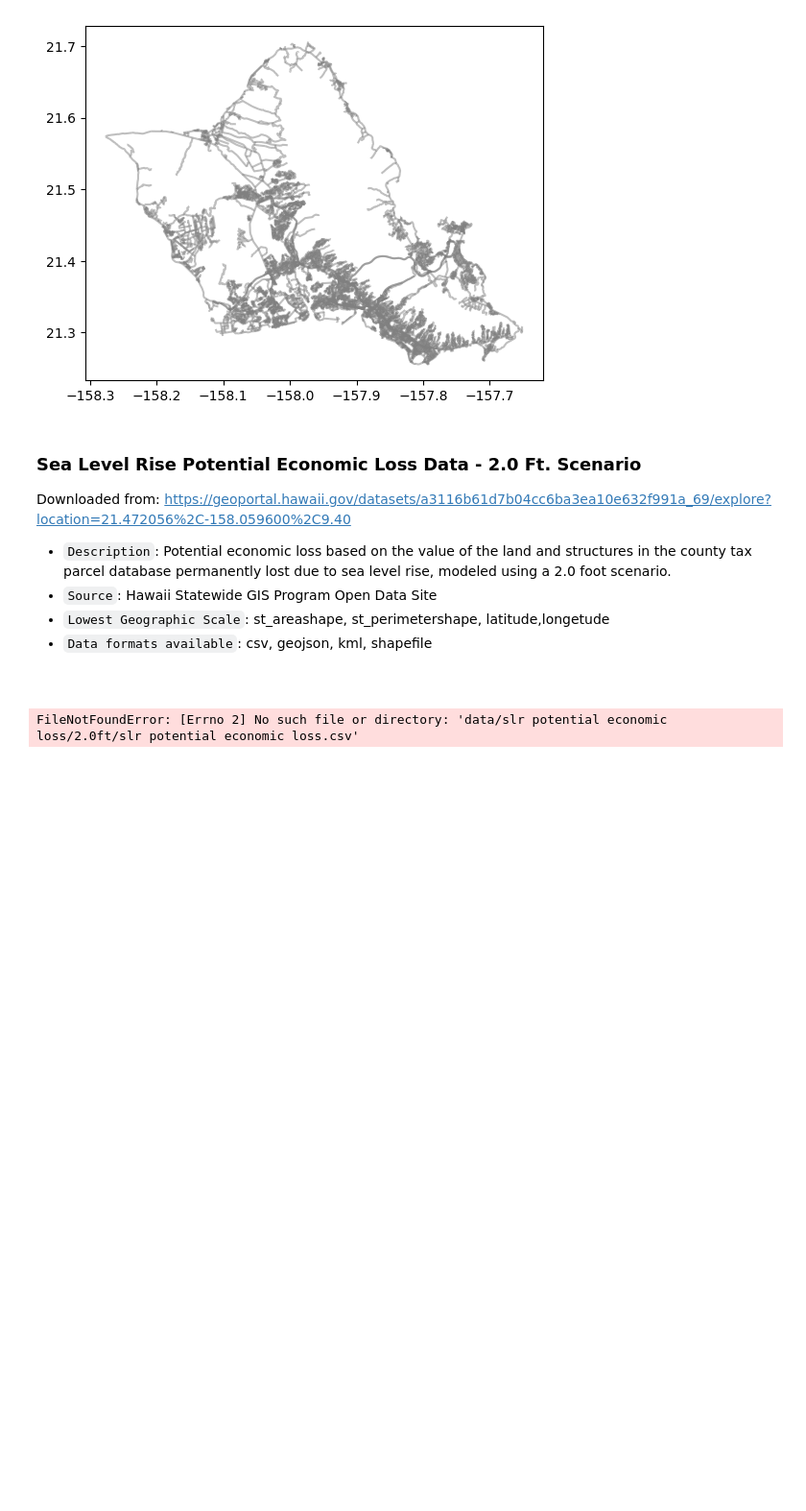
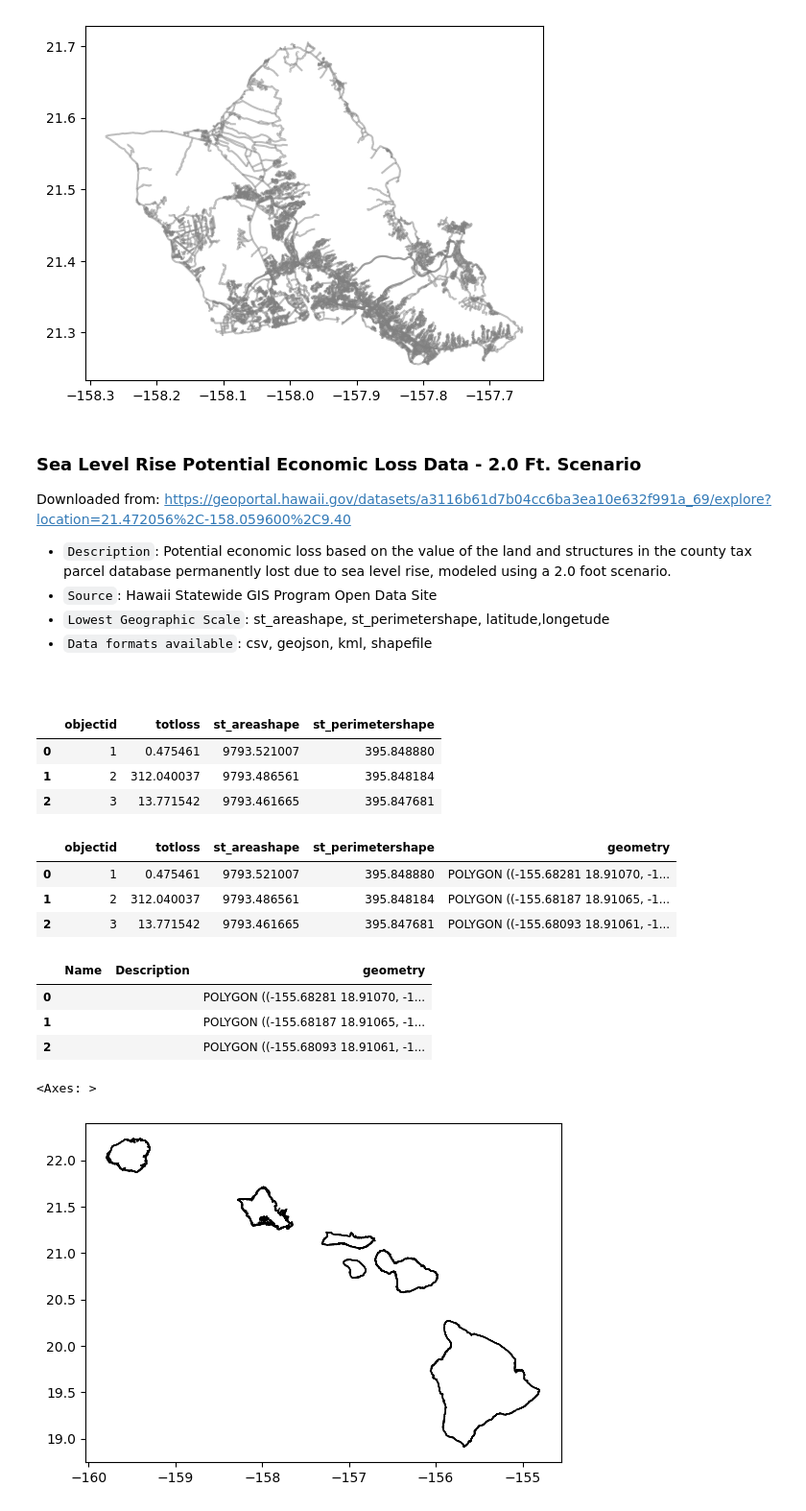
Before and after one commit to mahdi-b/Kanehekili, a Jupyter notebook: Current datasets.ipynb, the cells around one changed output. Shown at 96% size. Saved outputs shown, nothing was run; the diff lists cells and outputs as text; code cells hidden in the pictures; blank space fills up the shorter version.

````diff
--- a/Current datasets.ipynb
+++ b/Current datasets.ipynb
@@ -1106,7 +1106,32 @@ Downloaded from: https://geoportal.hawaii.gov/datasets/a3116b61d7b04cc6ba3ea10e6
 
 ```
 # %%
-data67 = pd.read_csv("data/slr potential economic loss/2.0ft/slr potential economic loss.csv")
-data63.head(3)
+data67 = pd.read_csv("data/slr potential economic loss/2.0ft/SLR_Potential_Economic_Loss_-_2.0_Ft._Scenario.csv")
+data67.head(3)
 # %% [output]
-FileNotFoundError: [Errno 2] No such file or directory: 'data/slr potential economic loss/2.0ft/slr potential economic loss.csv'
+|  | objectid | totloss | st_areashape | st_perimetershape |
+| 0 | 1 | 0.475461 | 9793.521007 | 395.848880 |
+| 1 | 2 | 312.040037 | 9793.486561 | 395.848184 |
+| 2 | 3 | 13.771542 | 9793.461665 | 395.847681 |
+# %%
+data68 = gpd.read_file("data/slr potential economic loss/2.0ft/SLR_Potential_Economic_Loss_-_2.0_Ft._Scenario.geojson")
+data68.head(3)
+# %% [output]
+|  | objectid | totloss | st_areashape | st_perimetershape | geometry |
+| 0 | 1 | 0.475461 | 9793.521007 | 395.848880 | POLYGON ((-155.68281 18.91070, -1... |
+| 1 | 2 | 312.040037 | 9793.486561 | 395.848184 | POLYGON ((-155.68187 18.91065, -1... |
+| 2 | 3 | 13.771542 | 9793.461665 | 395.847681 | POLYGON ((-155.68093 18.91061, -1... |
+# %%
+data69 = gpd.read_file("data/slr potential economic loss/2.0ft/SLR_Potential_Economic_Loss_-_2.0_Ft._Scenario.kml")
+data69.head(3)
+# %% [output]
+|  | Name | Description | geometry |
+| 0 |  |  | POLYGON ((-155.68281 18.91070, -1... |
+| 1 |  |  | POLYGON ((-155.68187 18.91065, -1... |
+| 2 |  |  | POLYGON ((-155.68093 18.91061, -1... |
+# %%
+data70 = gpd.read_file("data/slr potential economic loss/2.0ft/SLR_Potential_Economic_Loss_-_2.0_Ft._Scenario")
+data70.plot(alpha=0.5, color='grey', edgecolor='black')
+# %% [output]
+<Axes: >
+[figure, added]
````
Also changed, not shown: parts of 10 cells of this notebook, 14 other files.
